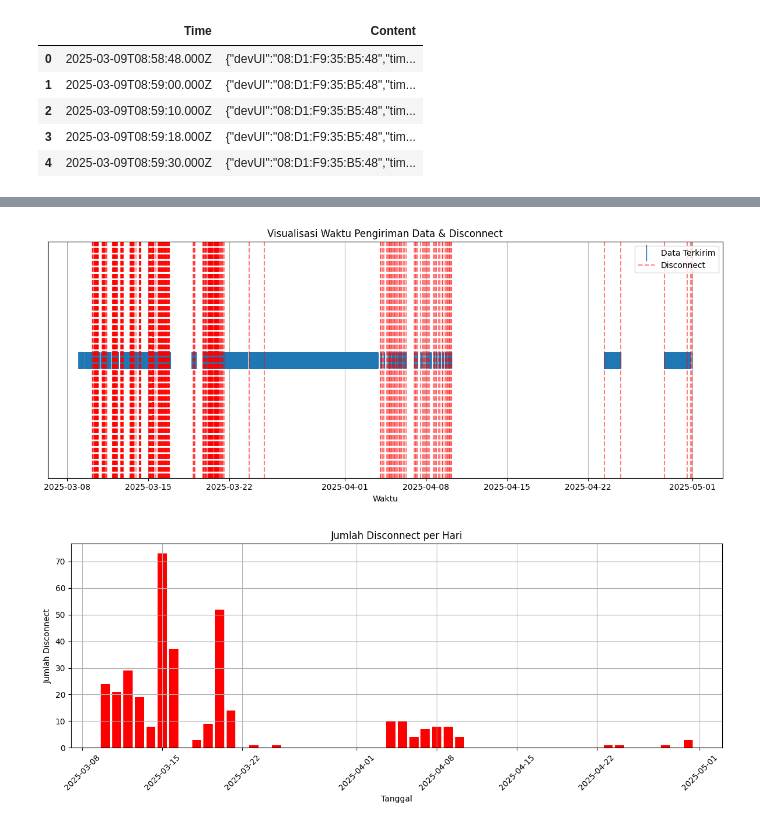
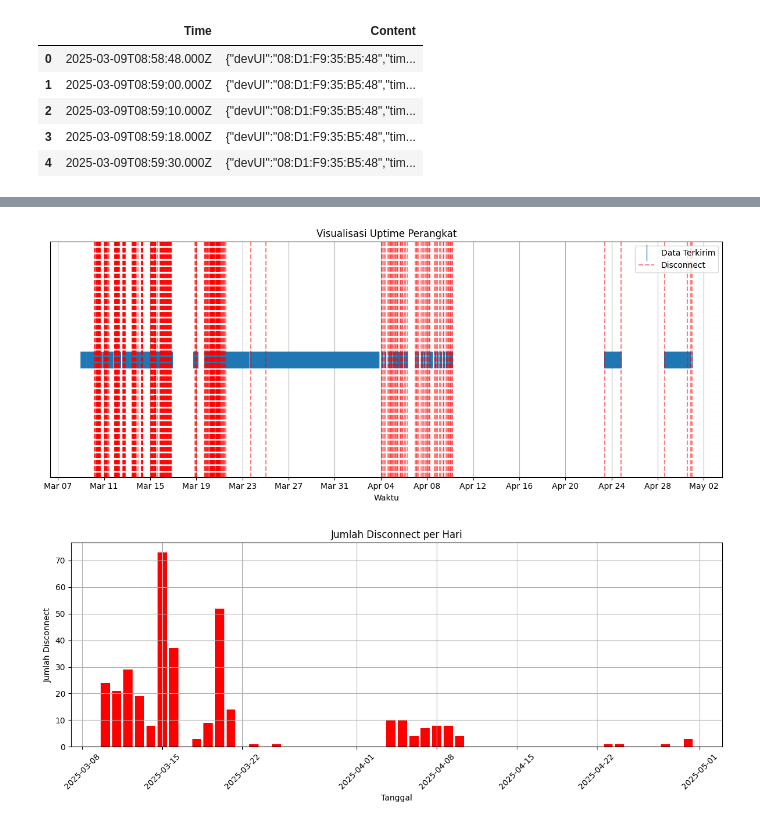
Before and after one commit to IAmNewbe/AMI_analysis, a Jupyter notebook: uptime.ipynb, the cells around one changed output, grey strips where cells are left out. Drawn from its saved outputs; the diff is of its cells as text; code cells hidden in the pictures.

Commit message:
feat: fixed uptime

```diff
--- a/uptime.ipynb
+++ b/uptime.ipynb
@@ -59,35 +59,40 @@ df.head()
 # %%
 import pandas as pd
 import matplotlib.pyplot as plt
+import matplotlib.dates as mdates
 
 df['timestamp'] = pd.to_datetime(df['received_at_server'])
 
 # Hitung selisih waktu antar data
 df['delta'] = df['timestamp'].diff()
 
 # Tetapkan ambang batas waktu keterlambatan (misal: 10 menit)
 threshold = pd.Timedelta(minutes=60)
 
 # Tandai titik-titik disconnect
 disconnects = df[df['delta'] > threshold]
 
 # Plot semua timestamp sebagai titik
 plt.figure(figsize=(12, 5))
 plt.plot(df['timestamp'], [1]*len(df), '|', markersize=20, label="Data Terkirim")
 
 # Plot disconnect sebagai garis vertikal
 for t in disconnects['timestamp']:
     plt.axvline(x=t, color='red', linestyle='--', alpha=0.5, label="Disconnect" if t == disconnects['timestamp'].iloc[0] else "")
 
+# Format sumbu X agar hanya menampilkan Bulan dan Tanggal
+plt.gca().xaxis.set_major_formatter(mdates.DateFormatter('%b %d'))  # contoh: Mar 18
+plt.gca().xaxis.set_major_locator(mdates.DayLocator(interval=4))    # setiap 2 hari ditampilkan
+
 plt.yticks([])  # Hilangkan sumbu Y karena tidak penting
 plt.xlabel("Waktu")
-plt.title("Visualisasi Waktu Pengiriman Data & Disconnect")
+plt.title("Visualisasi Uptime Perangkat")
 plt.legend()
 plt.tight_layout()
 plt.grid(axis='x')
 plt.show()
 # %% [output]
-[figure, old version]
+[figure, new version]
 # %%
 # Ambil waktu disconnect (selisih waktu terlalu lama)
 disconnects = df[df['delta'] > threshold]
```
Also changed, not shown: parts of 1 cell of this notebook, 3 other files.
